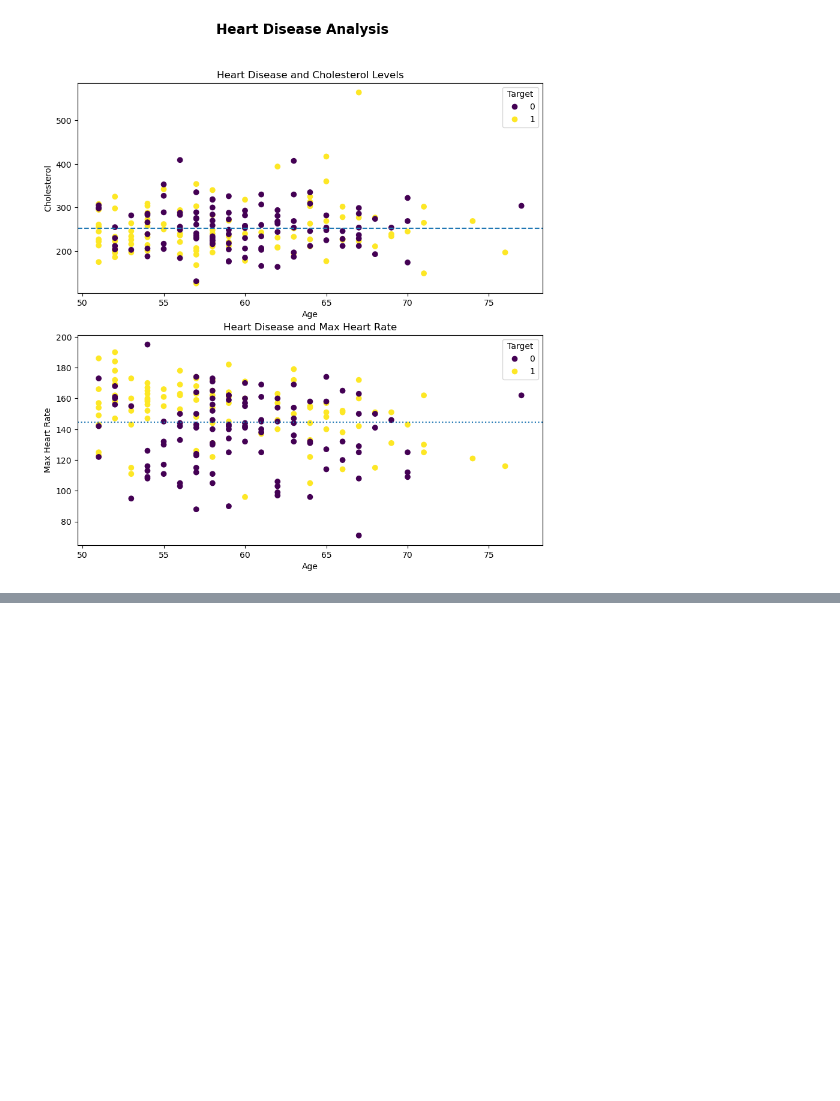
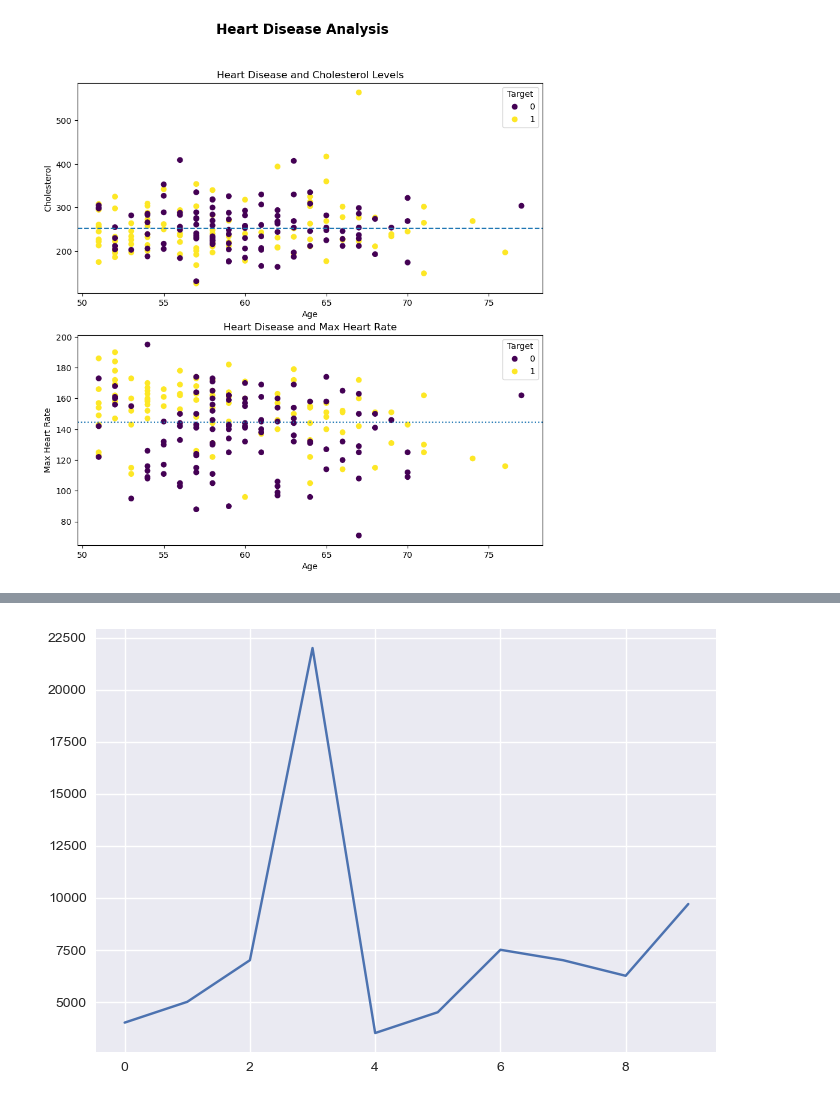
Before and after one commit to rajdip20/code-recall, a Jupyter notebook: Machine Learning/About Matplotlib/Matplotlib.ipynb, the cells around one changed output, grey strips where cells are left out. Saved outputs shown, nothing was run; the diff lists cells and outputs as text; code cells hidden in the pictures; blank space fills up the shorter version.

```diff
--- a/Machine Learning/About Matplotlib/Matplotlib.ipynb
+++ b/Machine Learning/About Matplotlib/Matplotlib.ipynb
@@ -442,0 +487,4 @@ fig.suptitle('Heart Disease Analysis', fontsize=16, fontweight='bold');
+# %%
+car_sales['Price'].plot();
+# %% [output]
+[figure, added]
```
Also changed, not shown: parts of 23 cells of this notebook.
